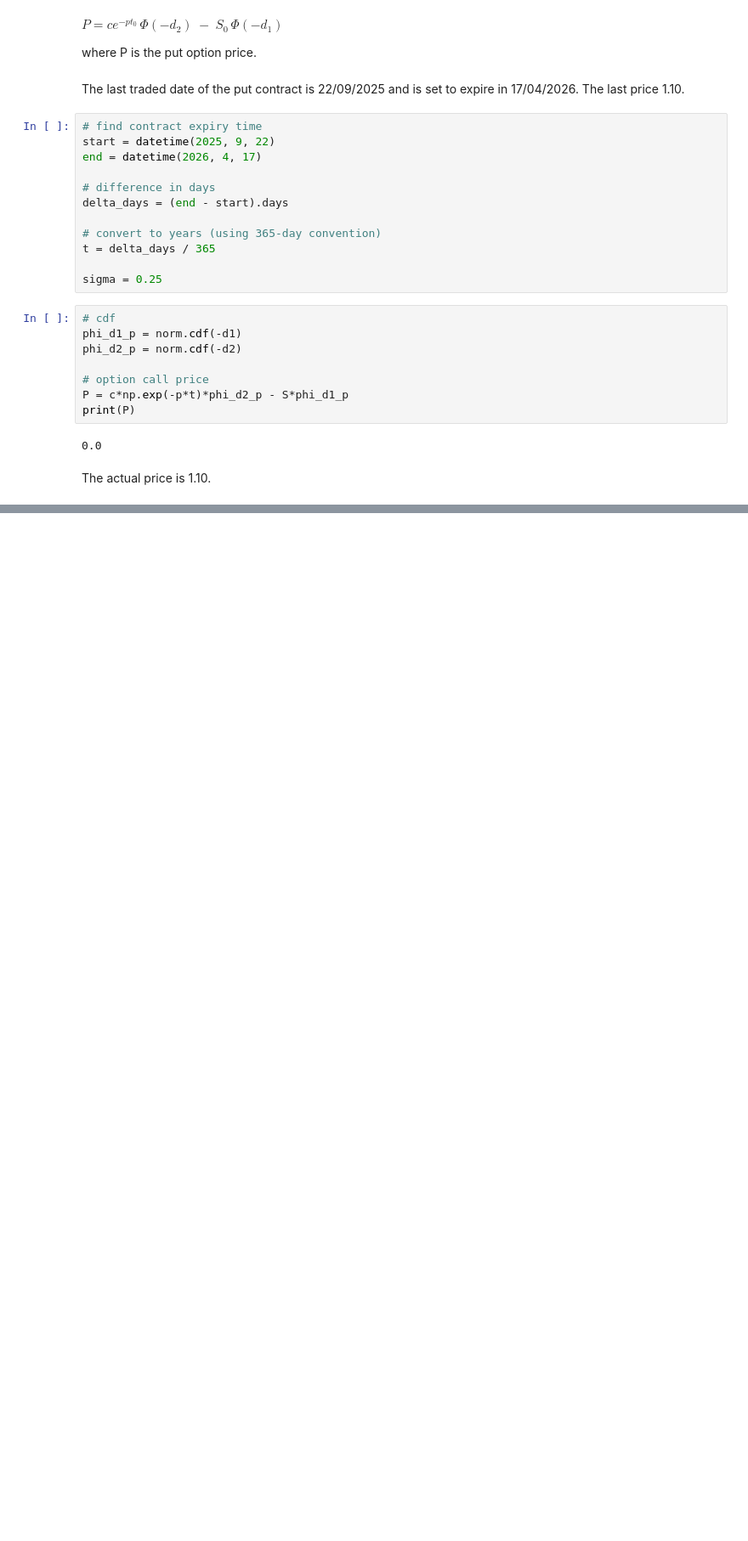
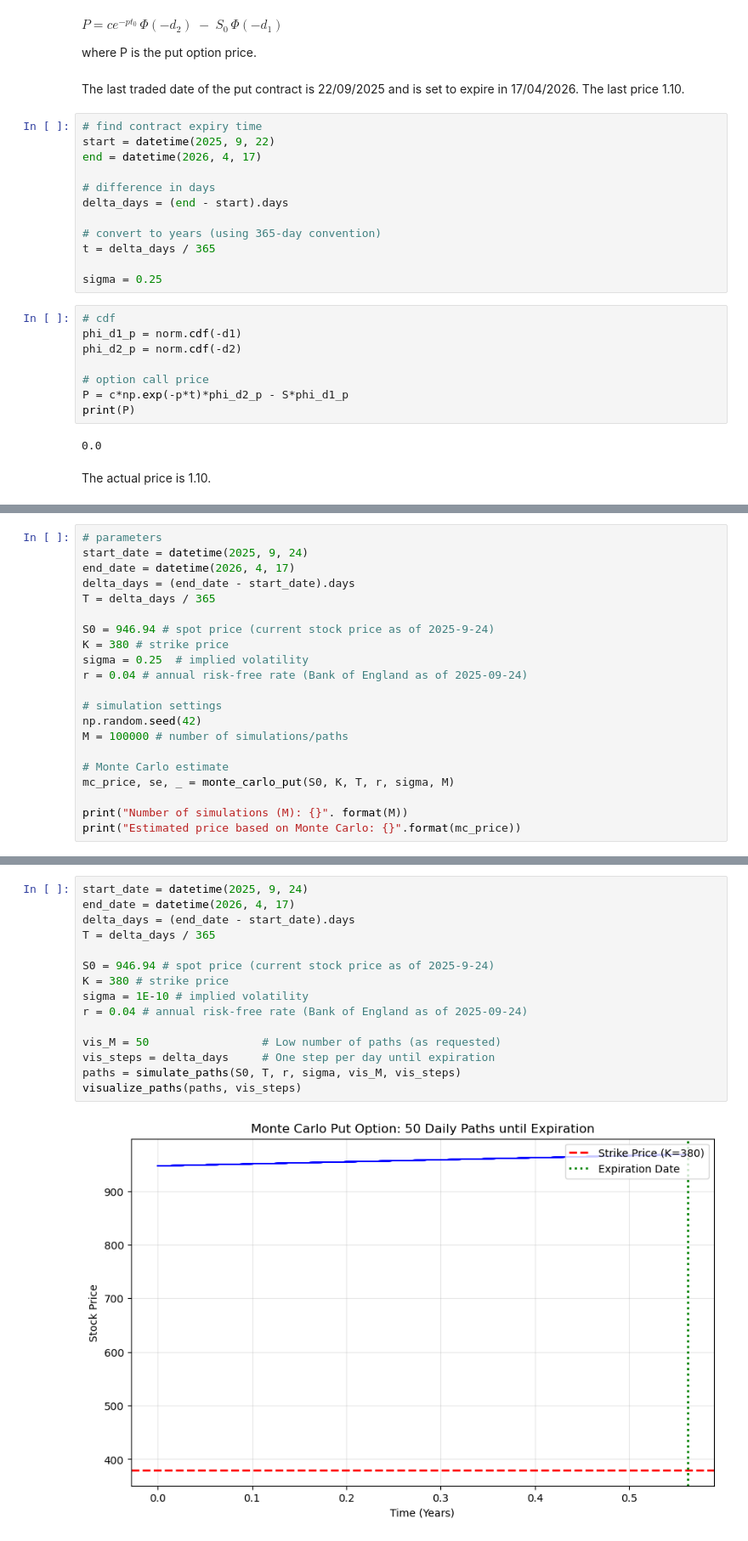
Before and after one commit to nurulputri/SIF-BlackScholes-and-MonteCarloSimulation, a Jupyter notebook: Report.ipynb, the cells around one changed output, grey strips where cells are left out. Shown: that part at 85% size. Drawn from its saved outputs; the diff is of its cells as text; blank space fills up the shorter version.

Commit message:
add monte carlo part

```diff
--- a/Report.ipynb
+++ b/Report.ipynb
@@ -128,0 +219,21 @@ The actual price is 1.10.
+# %%
+# parameters
+start_date = datetime(2025, 9, 24)
+end_date = datetime(2026, 4, 17)
+delta_days = (end_date - start_date).days
+T = delta_days / 365
+
+S0 = 946.94 # spot price (current stock price as of 2025-9-24)
+K = 380 # strike price
+sigma = 0.25  # implied volatility
+r = 0.04 # annual risk-free rate (Bank of England as of 2025-09-24)
+
+# simulation settings
+np.random.seed(42)
+M = 100000 # number of simulations/paths
+
+# Monte Carlo estimate
+mc_price, se, _ = monte_carlo_put(S0, K, T, r, sigma, M)
+
+print("Number of simulations (M): {}". format(M))
+print("Estimated price based on Monte Carlo: {}".format(mc_price))
@@ -128,0 +286,17 @@ The actual price is 1.10.
+# %%
+start_date = datetime(2025, 9, 24)
+end_date = datetime(2026, 4, 17)
+delta_days = (end_date - start_date).days
+T = delta_days / 365
+
+S0 = 946.94 # spot price (current stock price as of 2025-9-24)
+K = 380 # strike price
+sigma = 1E-10 # implied volatility
+r = 0.04 # annual risk-free rate (Bank of England as of 2025-09-24)
+
+vis_M = 50                 # Low number of paths (as requested)
+vis_steps = delta_days     # One step per day until expiration
+paths = simulate_paths(S0, T, r, sigma, vis_M, vis_steps)
+visualize_paths(paths, vis_steps)
+# %% [output]
+[figure, added]
```
Also changed, not shown: parts of 23 cells of this notebook.
